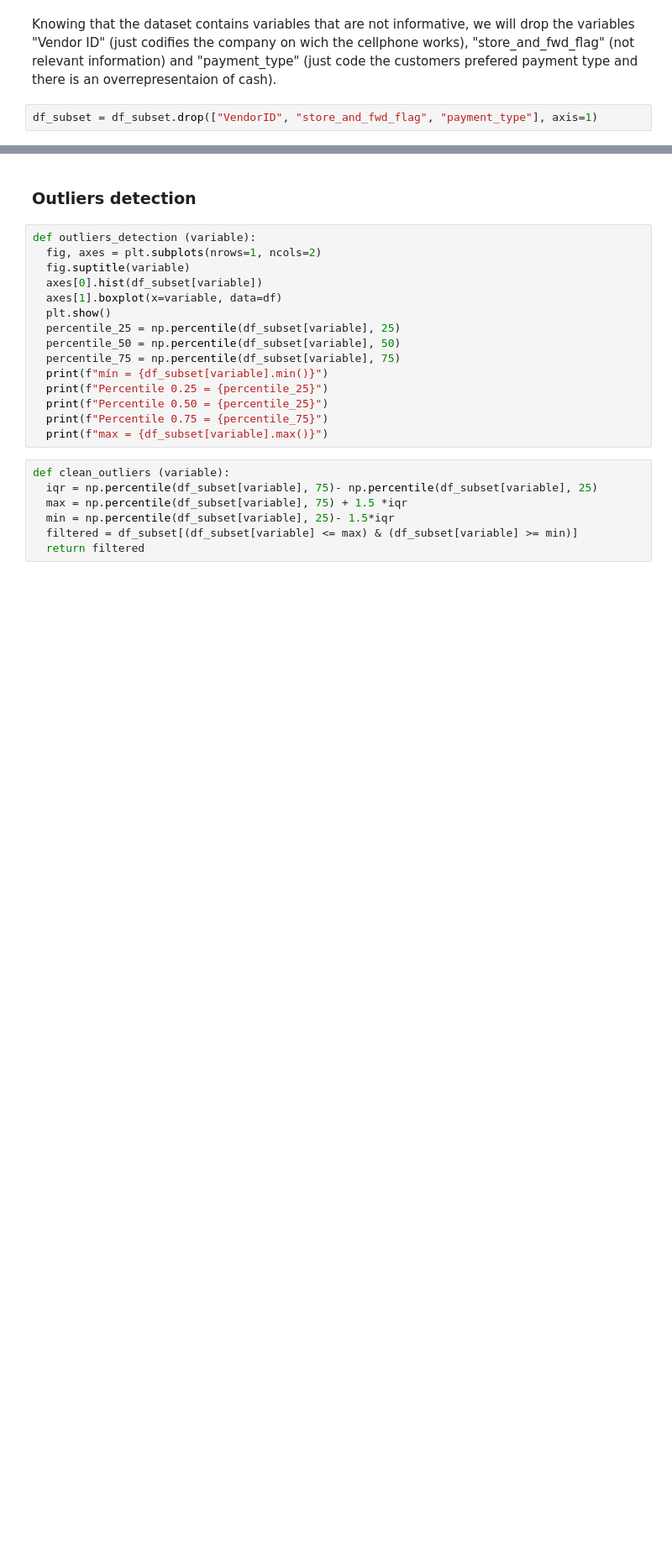
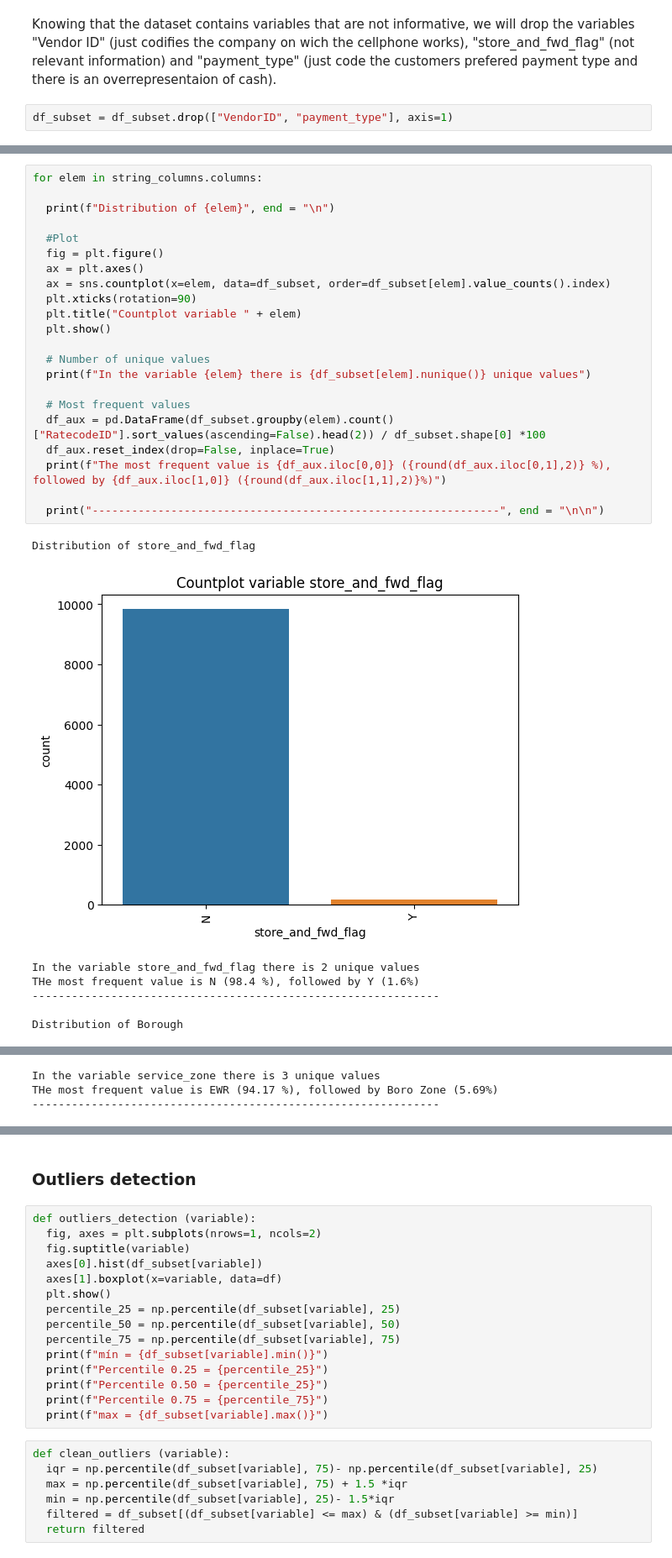
Before and after one commit to andres-mart/FinalProject, a Jupyter notebook: EDA.ipynb, the cells around one changed output, grey strips where cells are left out. Shown at 84% size. Cells and saved outputs as stored; diff of their text form; blank space fills up the shorter version.

```diff
--- a/EDA.ipynb
+++ b/EDA.ipynb
@@ -152,4 +165,4 @@ plt.show()
 # %% [markdown]
 Knowing that the dataset contains variables that are not informative, we will drop the variables "Vendor ID" (just codifies the company on wich the cellphone works), "store_and_fwd_flag" (not relevant information) and "payment_type" (just code the customers prefered payment type and there is an overrepresentaion of cash).
 # %%
-df_subset = df_subset.drop(["VendorID", "store_and_fwd_flag", "payment_type"], axis=1)
+df_subset = df_subset.drop(["VendorID", "payment_type"], axis=1)
@@ -159,0 +184,30 @@ df_subset = df_subset.dropna()
+# %%
+for elem in string_columns.columns:
+
+  print(f"Distribution of {elem}", end = "\n")
+
+  #Plot
+  fig = plt.figure()
+  ax = plt.axes()
+  ax = sns.countplot(x=elem, data=df_subset, order=df_subset[elem].value_counts().index)
+  plt.xticks(rotation=90)
+  plt.title("Countplot variable " + elem)
+  plt.show()
+
+  # Number of unique values
+  print(f"In the variable {elem} there is {df_subset[elem].nunique()} unique values")
+
+  # Most frequent values
+  df_aux = pd.DataFrame(df_subset.groupby(elem).count()["RatecodeID"].sort_values(ascending=False).head(2)) / df_subset.shape[0] *100
+  df_aux.reset_index(drop=False, inplace=True)
+  print(f"The most frequent value is {df_aux.iloc[0,0]} ({round(df_aux.iloc[0,1],2)} %), followed by {df_aux.iloc[1,0]} ({round(df_aux.iloc[1,1],2)}%)")
+
+  print("--------------------------------------------------------------", end = "\n\n")
+# %% [output]
+Distribution of store_and_fwd_flag
+[figure, added]
+In the variable store_and_fwd_flag there is 2 unique values
+THe most frequent value is N (98.4 %), followed by Y (1.6%)
+--------------------------------------------------------------
+
+Distribution of Borough
@@ -159,0 +227,3 @@ df_subset = df_subset.dropna()
+In the variable service_zone there is 3 unique values
+THe most frequent value is EWR (94.17 %), followed by Boro Zone (5.69%)
+--------------------------------------------------------------
```
Also changed, not shown: parts of 23 cells of this notebook.
